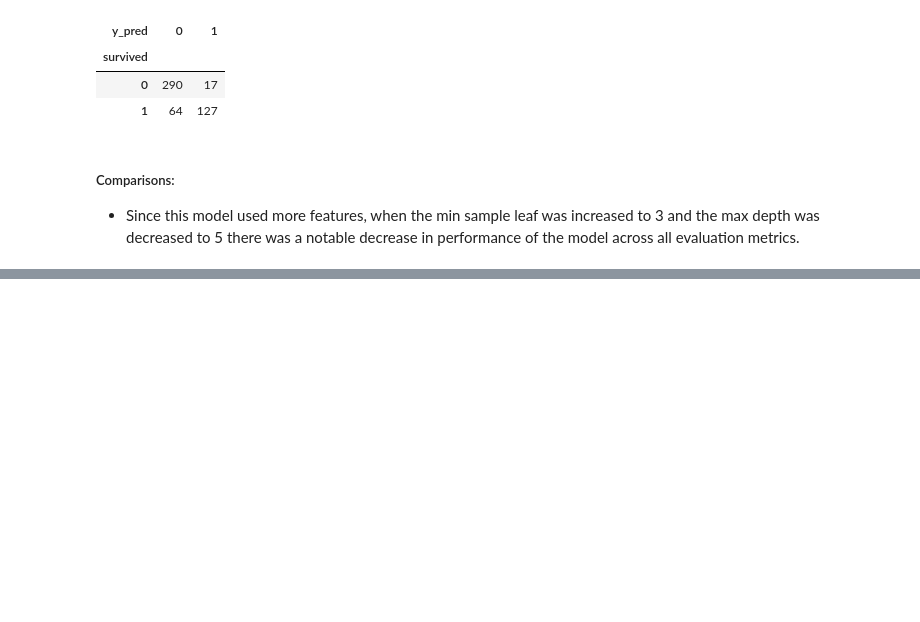
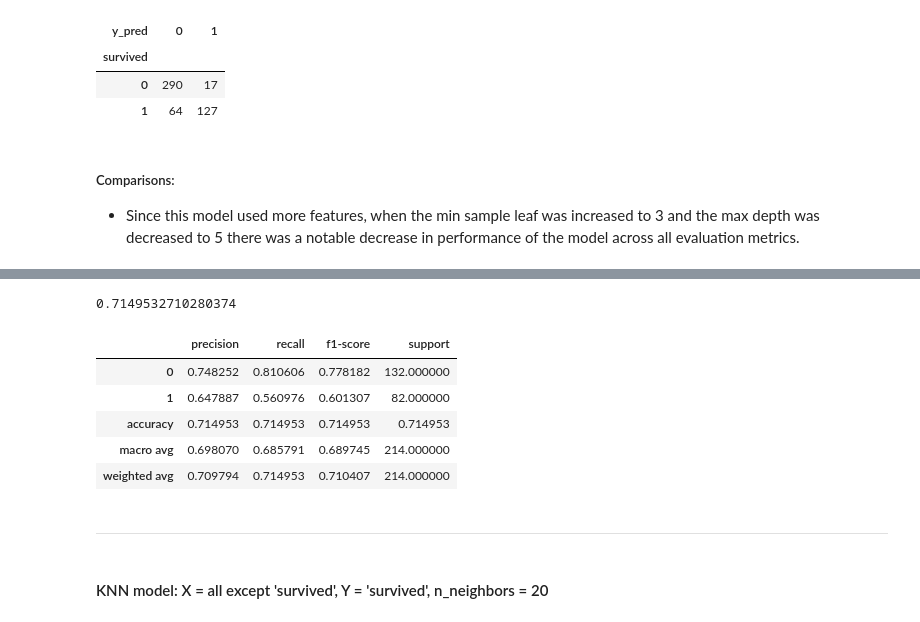
Before and after one commit to NSharick/classification-exercises, a Jupyter notebook: model.ipynb, the cells around one changed output, grey strips where cells are left out. Saved outputs shown, nothing was run; the diff lists cells and outputs as text; code cells hidden in the pictures; blank space fills up the shorter version.

```diff
--- a/model.ipynb
+++ b/model.ipynb
@@ -1359,0 +1274,19 @@ accuracy_score(y_val, y_val_pred)
+# %%
+#look at the model's accuracy for the validate data
+accuracy_score(y_val, y_val_pred)
+# %% [output]
+0.7149532710280374
+# %%
+#evaluate the model with a classification report for the validate data
+pd.DataFrame(classification_report(y_val, y_val_pred, output_dict=True)).transpose()
+# %% [output]
+|  | precision | recall | f1-score | support |
+| 0 | 0.748252 | 0.810606 | 0.778182 | 132.000000 |
+| 1 | 0.647887 | 0.560976 | 0.601307 | 82.000000 |
+| accuracy | 0.714953 | 0.714953 | 0.714953 | 0.714953 |
+| macro avg | 0.698070 | 0.685791 | 0.689745 | 214.000000 |
+| weighted avg | 0.709794 | 0.714953 | 0.710407 | 214.000000 |
+# %% [markdown]
+---
+# %% [markdown]
+#### KNN model: X = all except 'survived',  Y = 'survived', n_neighbors = 20
```
Also changed, not shown: parts of 176 cells of this notebook.
